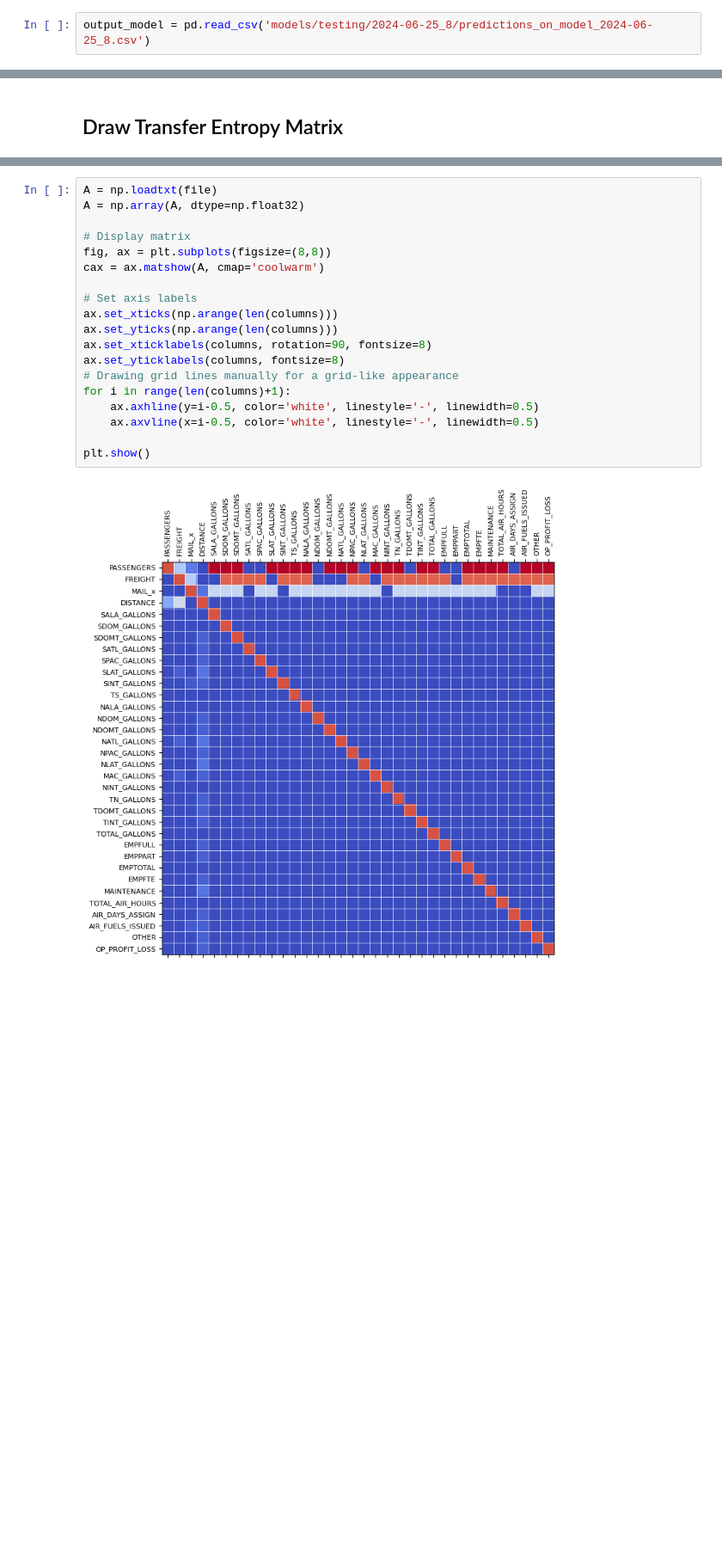
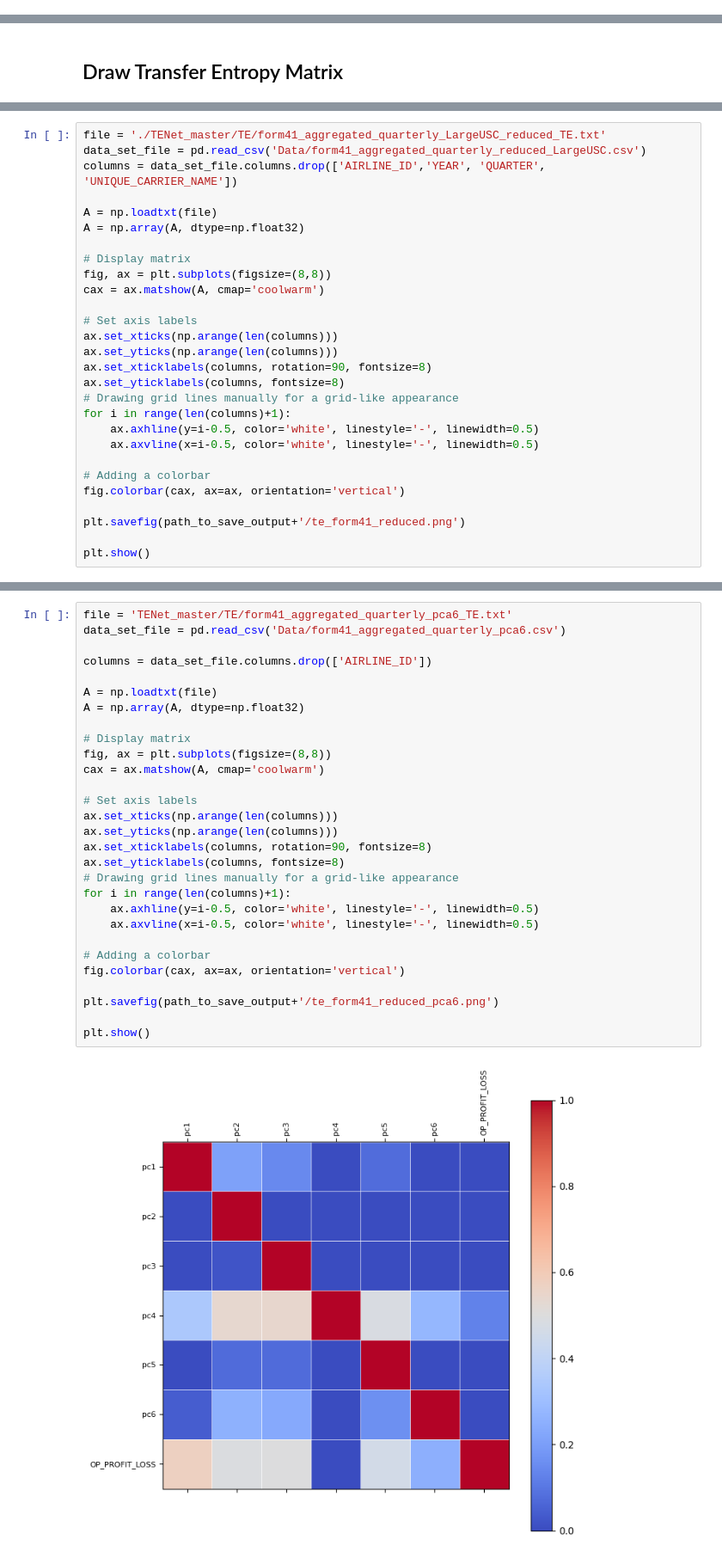
Before and after one commit to CyberneticLearningSystems/CauGNN, a Jupyter notebook: analysis_results.ipynb, the cells around one changed output, grey strips where cells are left out. Shown at 86% size. Drawn from its saved outputs; the diff is of its cells as text; blank space fills up the shorter version.

```diff
--- a/analysis_results.ipynb
+++ b/analysis_results.ipynb
@@ -19,8 +19,6 @@ output_model_horizon12 = pd.read_csv('models/testing/2024-06-25_4/predictions_on
 output_Southwest = pd.read_csv('models/testing/2024-06-25_5/predictions_on_model_2024-06-25_5.csv')
 output_Delta = pd.read_csv('models/testing/2024-06-25_6/predictions_on_model_2024-06-25_6.csv')
 output_Frontier = pd.read_csv('models/testing/2024-06-25_7/predictions_on_model_2024-06-25_7.csv')
-# %%
-output_model = pd.read_csv('models/testing/2024-06-25_8/predictions_on_model_2024-06-25_8.csv')
 # %%
 
 path_to_save_output = 'models/testing/plots'
@@ -508,0 +516,28 @@ columns = data_set_file.columns.drop(['AIRLINE_ID','YEAR', 'QUARTER', 'UNIQUE_CA
+# %%
+file = './TENet_master/TE/form41_aggregated_quarterly_LargeUSC_reduced_TE.txt'
+data_set_file = pd.read_csv('Data/form41_aggregated_quarterly_reduced_LargeUSC.csv')
+columns = data_set_file.columns.drop(['AIRLINE_ID','YEAR', 'QUARTER', 'UNIQUE_CARRIER_NAME'])
+
+A = np.loadtxt(file)
+A = np.array(A, dtype=np.float32)
+
+# Display matrix
+fig, ax = plt.subplots(figsize=(8,8))
+cax = ax.matshow(A, cmap='coolwarm')
+
+# Set axis labels
+ax.set_xticks(np.arange(len(columns)))
+ax.set_yticks(np.arange(len(columns)))
+ax.set_xticklabels(columns, rotation=90, fontsize=8)
+ax.set_yticklabels(columns, fontsize=8)
+# Drawing grid lines manually for a grid-like appearance
+for i in range(len(columns)+1):
+    ax.axhline(y=i-0.5, color='white', linestyle='-', linewidth=0.5)
+    ax.axvline(x=i-0.5, color='white', linestyle='-', linewidth=0.5)
+
+# Adding a colorbar
+fig.colorbar(cax, ax=ax, orientation='vertical')
+
+plt.savefig(path_to_save_output+'/te_form41_reduced.png')
+
+plt.show()
@@ -509,21 +548,31 @@ columns = data_set_file.columns.drop(['AIRLINE_ID','YEAR', 'QUARTER', 'UNIQUE_CA
 # %%
+file = 'TENet_master/TE/form41_aggregated_quarterly_pca6_TE.txt'
+data_set_file = pd.read_csv('Data/form41_aggregated_quarterly_pca6.csv')
+
+columns = data_set_file.columns.drop(['AIRLINE_ID'])
+
 A = np.loadtxt(file)
 A = np.array(A, dtype=np.float32)
 
 # Display matrix
 fig, ax = plt.subplots(figsize=(8,8))
 cax = ax.matshow(A, cmap='coolwarm')
 
 # Set axis labels
 ax.set_xticks(np.arange(len(columns)))
 ax.set_yticks(np.arange(len(columns)))
 ax.set_xticklabels(columns, rotation=90, fontsize=8)
 ax.set_yticklabels(columns, fontsize=8)
 # Drawing grid lines manually for a grid-like appearance
 for i in range(len(columns)+1):
     ax.axhline(y=i-0.5, color='white', linestyle='-', linewidth=0.5)
     ax.axvline(x=i-0.5, color='white', linestyle='-', linewidth=0.5)
 
+# Adding a colorbar
+fig.colorbar(cax, ax=ax, orientation='vertical')
+
+plt.savefig(path_to_save_output+'/te_form41_reduced_pca6.png')
+
 plt.show()
 # %% [output]
-[figure, old version]
+[figure, new version]
```
Also changed, not shown: parts of 10 cells of this notebook.
